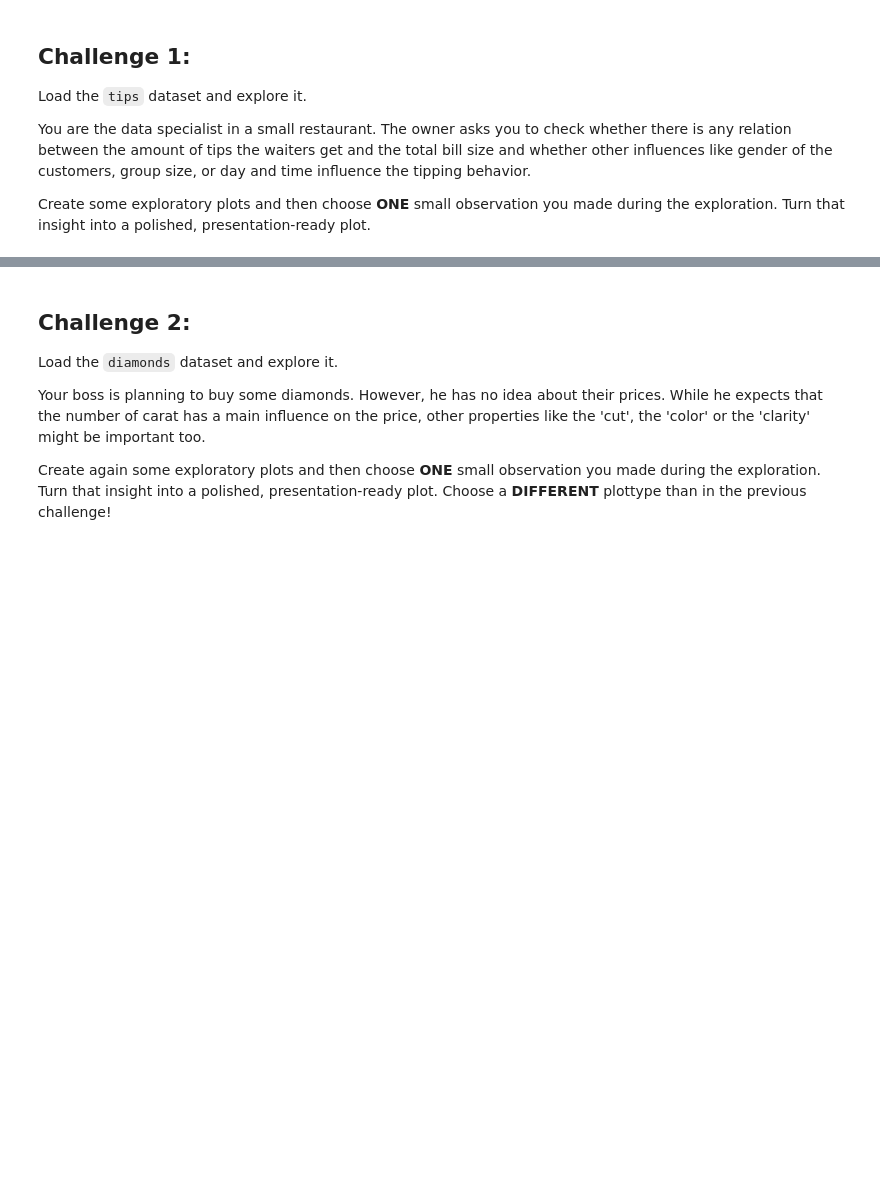
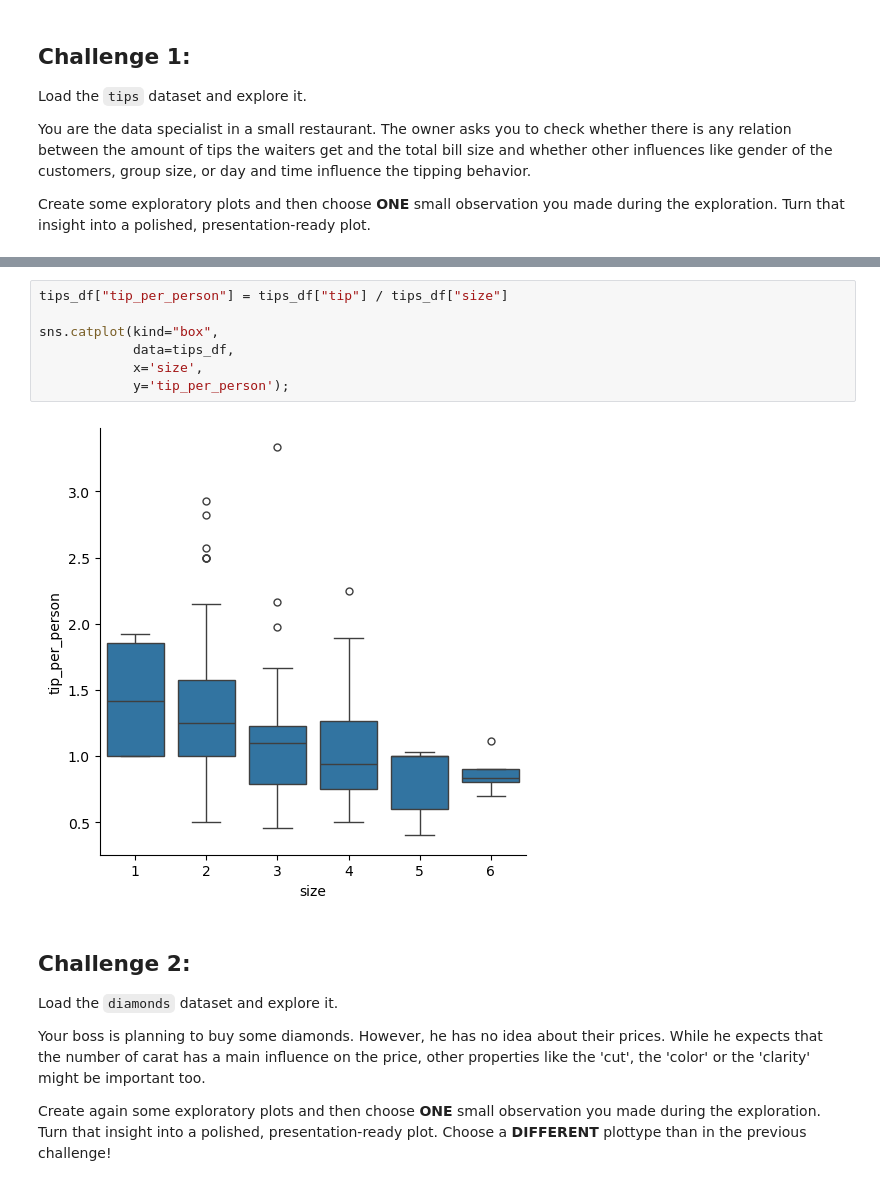
Before and after one commit to Cooljoe67/eniac_data_cleaning, a Jupyter notebook: 7_seaborn_challenges.ipynb, the cells around one changed output, grey strips where cells are left out. Cells and saved outputs as stored; diff of their text form; blank space fills up the shorter version.

```diff
--- a/7_seaborn_challenges.ipynb
+++ b/7_seaborn_challenges.ipynb
@@ -599,3 +616,12 @@ Create some exploratory plots and then choose **ONE** small observation you made
+# %%
+tips_df["tip_per_person"] = tips_df["tip"] / tips_df["size"]
+
+sns.catplot(kind="box",
+            data=tips_df,
+            x='size',
+            y='tip_per_person');
+# %% [output]
+[figure, added]
 # %% [markdown]
 ## Challenge 2:
 
```
Also changed, not shown: parts of 4 cells of this notebook.
